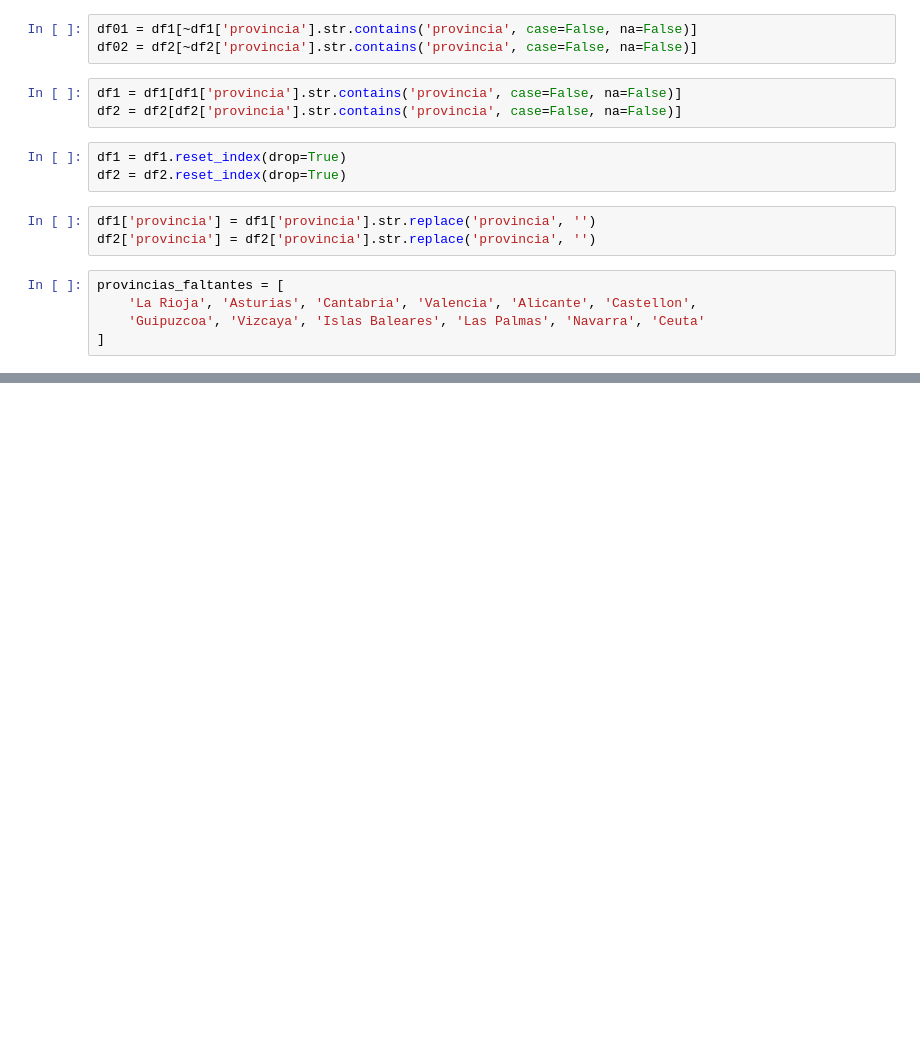
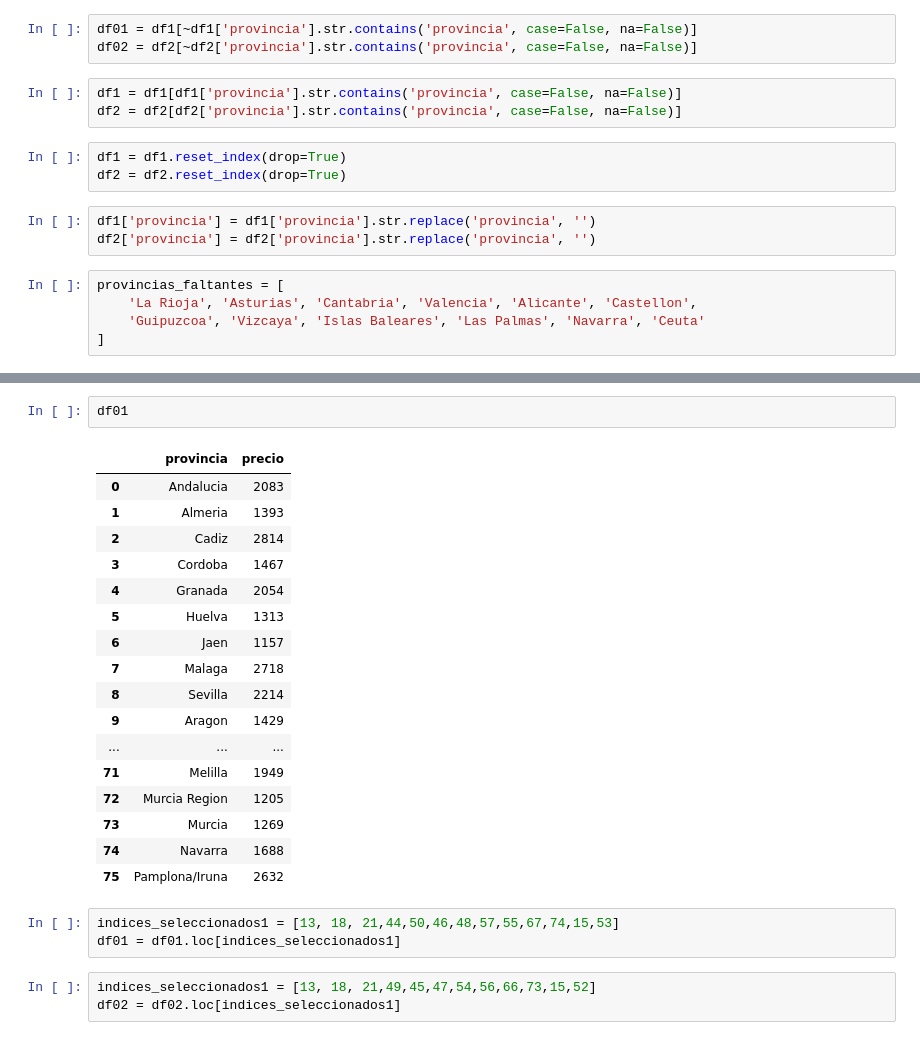
Before and after one commit to Gbau11/Analisis-de-la-vivienda-Idealista, a Jupyter notebook: jupyter/espana/Analisis_espana.ipynb, the cells around one changed output, grey strips where cells are left out. Cells and saved outputs as stored; diff of their text form; blank space fills up the shorter version.

```diff
--- a/jupyter/espana/Analisis_espana.ipynb
+++ b/jupyter/espana/Analisis_espana.ipynb
@@ -82,0 +111,26 @@ nuevo_df02
+# %%
+df01
+# %% [output]
+|  | provincia | precio |
+| 0 | Andalucia | 2083 |
+| 1 | Almeria | 1393 |
+| 2 | Cadiz | 2814 |
+| 3 | Cordoba | 1467 |
+| 4 | Granada | 2054 |
+| 5 | Huelva | 1313 |
+| 6 | Jaen | 1157 |
+| 7 | Malaga | 2718 |
+| 8 | Sevilla | 2214 |
+| 9 | Aragon | 1429 |
+| ... | ... | ... |
+| 71 | Melilla | 1949 |
+| 72 | Murcia Region | 1205 |
+| 73 | Murcia | 1269 |
+| 74 | Navarra | 1688 |
+| 75 | Pamplona/Iruna | 2632 |
+# %%
+indices_seleccionados1 = [13, 18, 21,44,50,46,48,57,55,67,74,15,53]
+df01 = df01.loc[indices_seleccionados1]
+# %%
+indices_seleccionados1 = [13, 18, 21,49,45,47,54,56,66,73,15,52]
+df02 = df02.loc[indices_seleccionados1]
```
Also changed, not shown: parts of 12 cells of this notebook, 1 other file.
